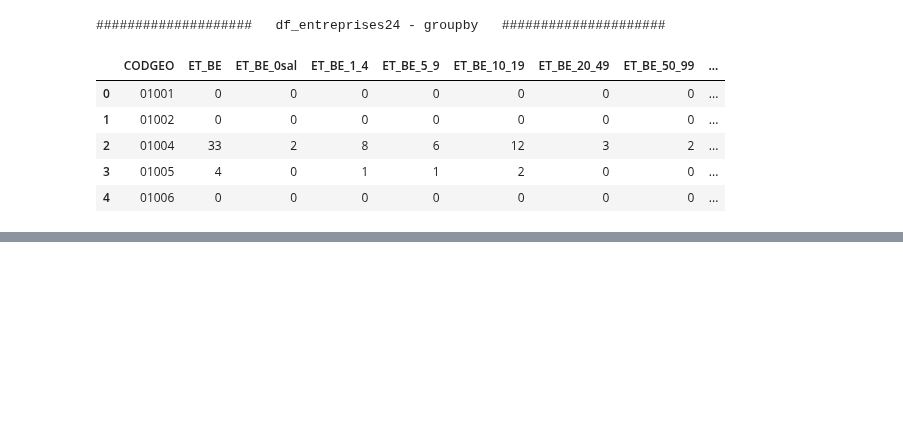
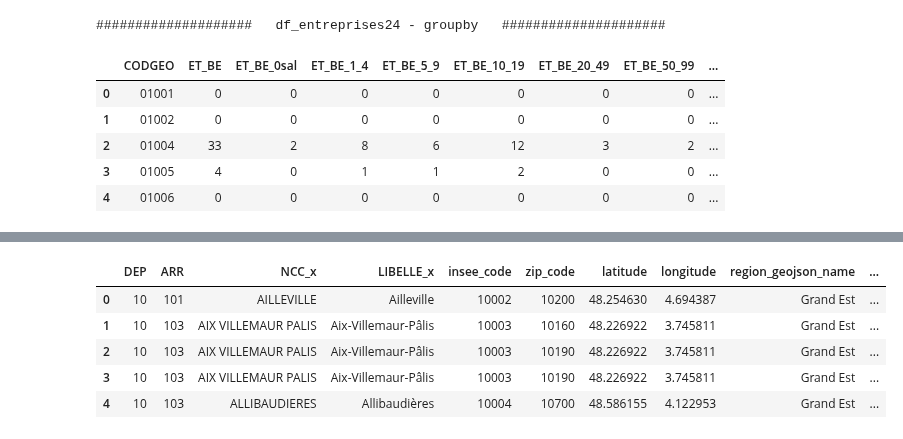
Before and after one commit to nkostiuk/french-industry, a Jupyter notebook: notebooks/MXC-FI - Notebook Travail Maxime.ipynb, the cells around one changed output, grey strips where cells are left out. Saved outputs shown, nothing was run; the diff lists cells and outputs as text; code cells hidden in the pictures; blank space fills up the shorter version.

```diff
--- a/notebooks/MXC-FI - Notebook Travail Maxime.ipynb
+++ b/notebooks/MXC-FI - Notebook Travail Maxime.ipynb
@@ -169,0 +217,13 @@ display(df_entreprises24.head())
+# %%
+#MERGE de Temp2 et Regions
+df_temp3=df_temp2.merge(df_reg_chefslieux,left_on='REG',right_on='REG')
+
+df_temp3=df_temp3.drop(['TNCC', 'NCC', 'NCCENR', 'LIBELLE'], axis=1)
+display(df_temp3.head())
+# %% [output]
+|  | DEP | ARR | NCC_x | LIBELLE_x | insee_code | zip_code | latitude | longitude | region_geojson_name | ... |
+| 0 | 10 | 101 | AILLEVILLE | Ailleville | 10002 | 10200 | 48.254630 | 4.694387 | Grand Est | ... |
+| 1 | 10 | 103 | AIX VILLEMAUR PALIS | Aix-Villemaur-Pâlis | 10003 | 10160 | 48.226922 | 3.745811 | Grand Est | ... |
+| 2 | 10 | 103 | AIX VILLEMAUR PALIS | Aix-Villemaur-Pâlis | 10003 | 10190 | 48.226922 | 3.745811 | Grand Est | ... |
+| 3 | 10 | 103 | AIX VILLEMAUR PALIS | Aix-Villemaur-Pâlis | 10003 | 10190 | 48.226922 | 3.745811 | Grand Est | ... |
+| 4 | 10 | 103 | ALLIBAUDIERES | Allibaudières | 10004 | 10700 | 48.586155 | 4.122953 | Grand Est | ... |
```
Also changed, not shown: parts of 13 cells of this notebook, 8 other files.
